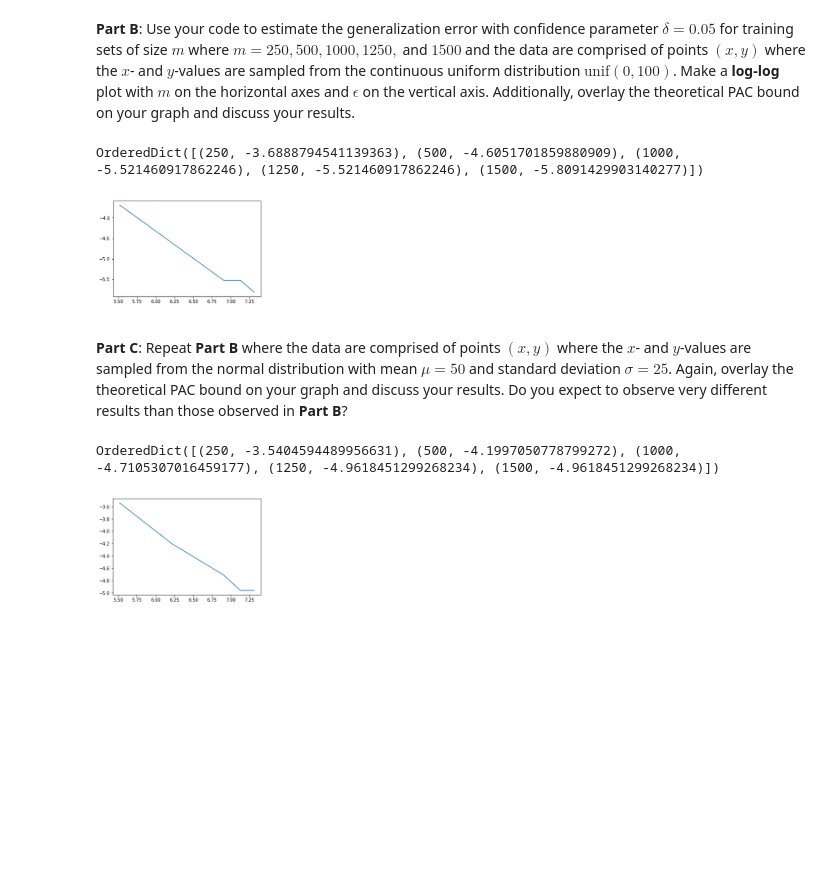
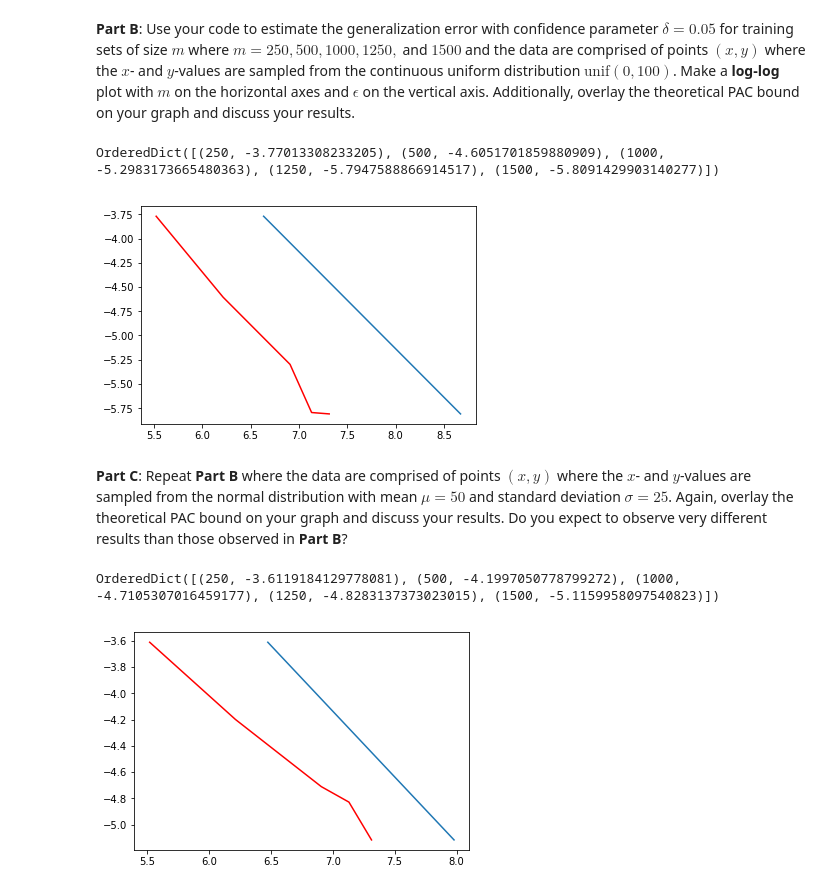
Before and after one commit to AkritiKapur/ml-5622-assignments, a Jupyter notebook: theory/theory.ipynb, the cells around one changed output. Cells and saved outputs as stored; diff of their text form; code cells hidden in the pictures; blank space fills up the shorter version.

Commit message:
overlayed learning result in graph, part 3

```diff
--- a/theory/theory.ipynb
+++ b/theory/theory.ipynb
@@ -212,52 +212,54 @@ draw_rectangle(rect_dimensions, h_rect_dimensions, test_points_x, test_points_y,
 # %% [markdown]
 **Part B**: Use your code to estimate the generalization error with confidence parameter $\delta=0.05$ for training sets of size $m$ where $m = 250, 500, 1000, 1250,$ and $1500$ and the data are comprised of points $(x,y)$ where the $x$- and $y$-values are sampled from the continuous uniform distribution $\textrm{unif}(0,100)$. Make a **log-log** plot with $m$ on the horizontal axes and $\epsilon$ on the vertical axis.  Additionally, overlay the theoretical PAC bound on your graph and discuss your results.
 # %%
-def construct_graph(eta):
+def construct_graph(eta, delta):
     training = np.array([m[0] for m in eta.items()])
     training = np.log(training)
     gen_error = [e[1] for e in eta.items()]
-
+    theoretic_result = [4/np.exp(m[1])*np.log(4/delta) for m in eta.items()]
+    theoretic_result = np.log(theoretic_result)
     fig = plt.figure()
     ax = fig.add_subplot(111)
 
-    plt.plot(training, gen_error)
-    for xy in zip(TRAINING_SIZE, gen_error):  # <--
-        ax.annotate('(%s, %s)' % xy, xy=xy, textcoords='data')
+    plt.plot(training, gen_error, color="red")
+    plt.plot(theoretic_result, gen_error)
+#     for xy in zip(TRAINING_SIZE, gen_error):  # <--
+#         ax.annotate('(%s, %s)' % xy, xy=xy, textcoords='data')
     plt.show()
 
 def run_simulations(num_sim, delta, distribution="uniform"):
     percentile = (1-delta) * 100
     per_gen_error = OrderedDict()
     for size in TRAINING_SIZE:
         gen_error = []
         for i in range(num_sim):
             rect_dimensions = generate_rectangle(100, 100)
             points_x, points_y = get_random_points(100, 100, size) if distribution == "uniform" \
                 else get_random_normal_points(mu=50, sigma=25, m=size)
             labels = label_points(rect_dimensions, points_x, points_y)
             h_rect_dimensions = get_hypothesis(points_x, points_y, labels)
             # draw_rectangle(rect_dimensions, h_rect_dimensions, points_x, points_y, labels)
 
             test_points_x, test_points_y = get_random_points(100, 100, 1000) if distribution == "uniform" \
                 else get_random_normal_points(mu=50, sigma=25, m=1000)
             # test_labels = label_points(rect_dimensions, test_points_x, test_points_y)
             eta = get_generalization_error(rect_dimensions, h_rect_dimensions, test_points_x, test_points_y)
             gen_error.append(eta if eta > 0 else LOW_VALUE)
         gen_error = np.array(np.log(gen_error))
         per_gen_error[size] = np.percentile(gen_error, percentile)
 
     print(per_gen_error)
 
-    construct_graph(per_gen_error)
+    construct_graph(per_gen_error, delta)
 
 run_simulations(500, 0.05)
 # %% [output]
-OrderedDict([(250, -3.6888794541139363), (500, -4.6051701859880909), (1000, -5.521460917862246), (1250, -5.521460917862246), (1500, -5.8091429903140277)])
+OrderedDict([(250, -3.77013308233205), (500, -4.6051701859880909), (1000, -5.2983173665480363), (1250, -5.7947588866914517), (1500, -5.8091429903140277)])
-[figure, old version]
+[figure, new version]
 # %% [markdown]
 **Part C**: Repeat **Part B** where the data are comprised of points $(x,y)$ where the $x$- and $y$-values are sampled from the normal distribution with mean $\mu = 50$ and standard deviation $\sigma = 25$. Again, overlay the theoretical PAC bound on your graph and discuss your results. Do you expect to observe very different results than those observed in **Part B**?
 # %%
 run_simulations(500, 0.05, "Gaussian")
 # %% [output]
-OrderedDict([(250, -3.5404594489956631), (500, -4.1997050778799272), (1000, -4.7105307016459177), (1250, -4.9618451299268234), (1500, -4.9618451299268234)])
+OrderedDict([(250, -3.6119184129778081), (500, -4.1997050778799272), (1000, -4.7105307016459177), (1250, -4.8283137373023015), (1500, -5.1159958097540823)])
-[figure, old version]
+[figure, new version]
```
